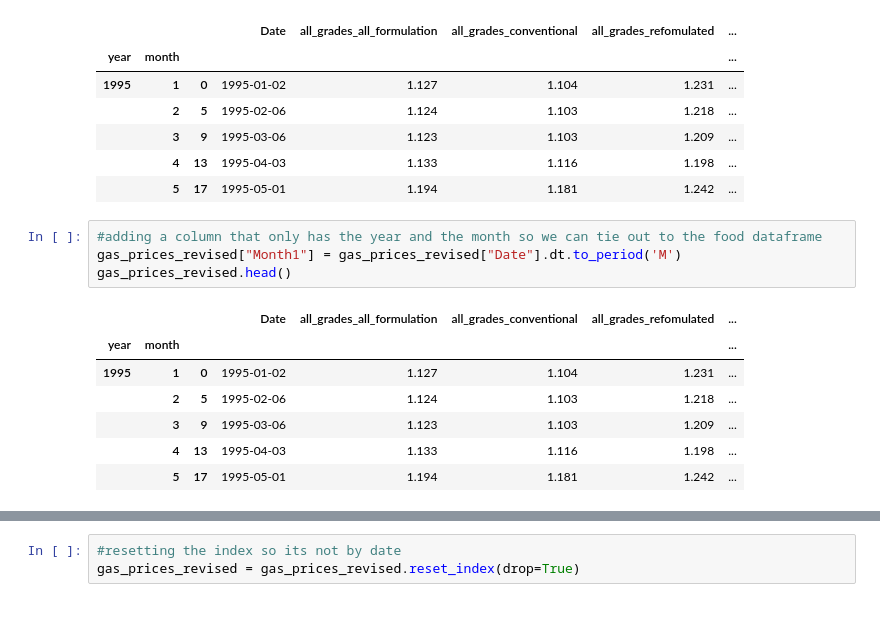
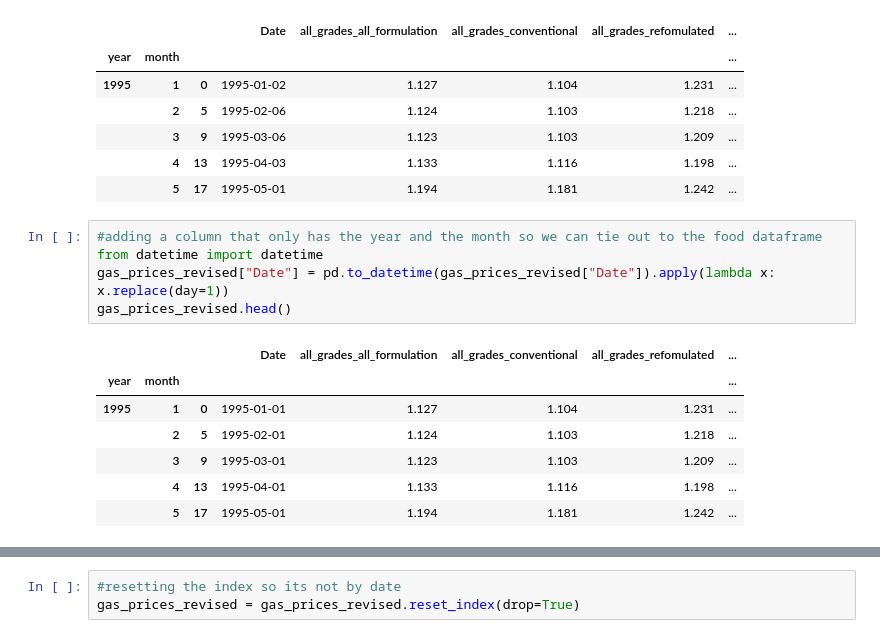
Before and after one commit to Jblueart/winning_project, a Jupyter notebook: cleaning_data_1.ipynb, the cells around one changed output, grey strips where cells are left out. Cells and saved outputs as stored; diff of their text form.

```diff
--- a/cleaning_data_1.ipynb
+++ b/cleaning_data_1.ipynb
@@ -85,16 +85,17 @@ gas_prices_revised.head(5)
 |  | 3 | 9 | 1995-03-06 | 1.123 | 1.103 | 1.209 | ... |
 |  | 4 | 13 | 1995-04-03 | 1.133 | 1.116 | 1.198 | ... |
 |  | 5 | 17 | 1995-05-01 | 1.194 | 1.181 | 1.242 | ... |
-# %%
-#adding a column that only has the year and the month so we can tie out to the food dataframe
-gas_prices_revised["Month1"] = gas_prices_revised["Date"].dt.to_period('M')
-gas_prices_revised.head()
-# %% [output]
-|  |  |  | Date | all_grades_all_formulation | all_grades_conventional | all_grades_refomulated | ... |
-| year | month |  |  |  |  |  | ... |
-| 1995 | 1 | 0 | 1995-01-02 | 1.127 | 1.104 | 1.231 | ... |
-|  | 2 | 5 | 1995-02-06 | 1.124 | 1.103 | 1.218 | ... |
-|  | 3 | 9 | 1995-03-06 | 1.123 | 1.103 | 1.209 | ... |
-|  | 4 | 13 | 1995-04-03 | 1.133 | 1.116 | 1.198 | ... |
-|  | 5 | 17 | 1995-05-01 | 1.194 | 1.181 | 1.242 | ... |
+# %%
+#adding a column that only has the year and the month so we can tie out to the food dataframe
+from datetime import datetime
+gas_prices_revised["Date"] = pd.to_datetime(gas_prices_revised["Date"]).apply(lambda x: x.replace(day=1))
+gas_prices_revised.head()
+# %% [output]
+|  |  |  | Date | all_grades_all_formulation | all_grades_conventional | all_grades_refomulated | ... |
+| year | month |  |  |  |  |  | ... |
+| 1995 | 1 | 0 | 1995-01-01 | 1.127 | 1.104 | 1.231 | ... |
+|  | 2 | 5 | 1995-02-01 | 1.124 | 1.103 | 1.218 | ... |
+|  | 3 | 9 | 1995-03-01 | 1.123 | 1.103 | 1.209 | ... |
+|  | 4 | 13 | 1995-04-01 | 1.133 | 1.116 | 1.198 | ... |
+|  | 5 | 17 | 1995-05-01 | 1.194 | 1.181 | 1.242 | ... |
 # %%
```
Also changed, not shown: parts of 15 cells of this notebook, 6 other files.
